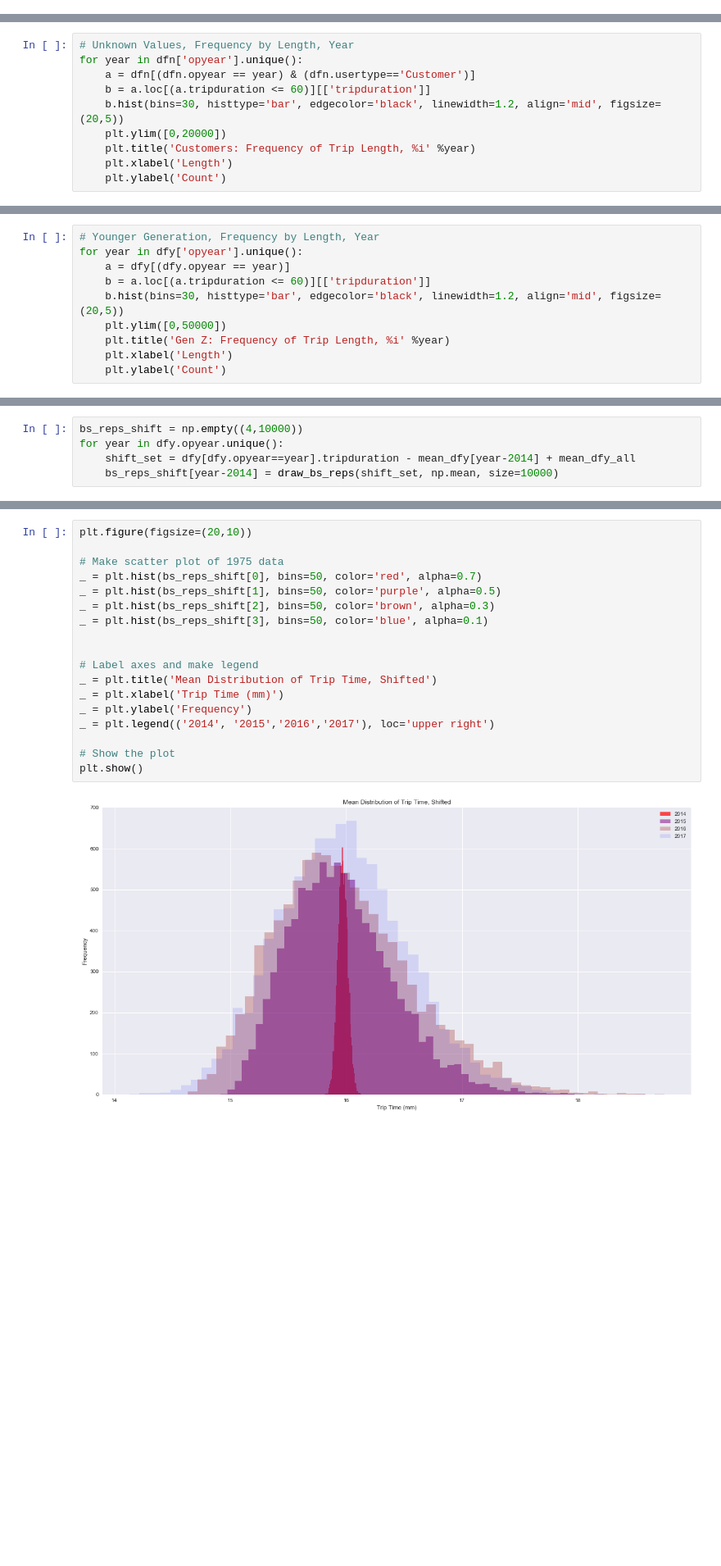
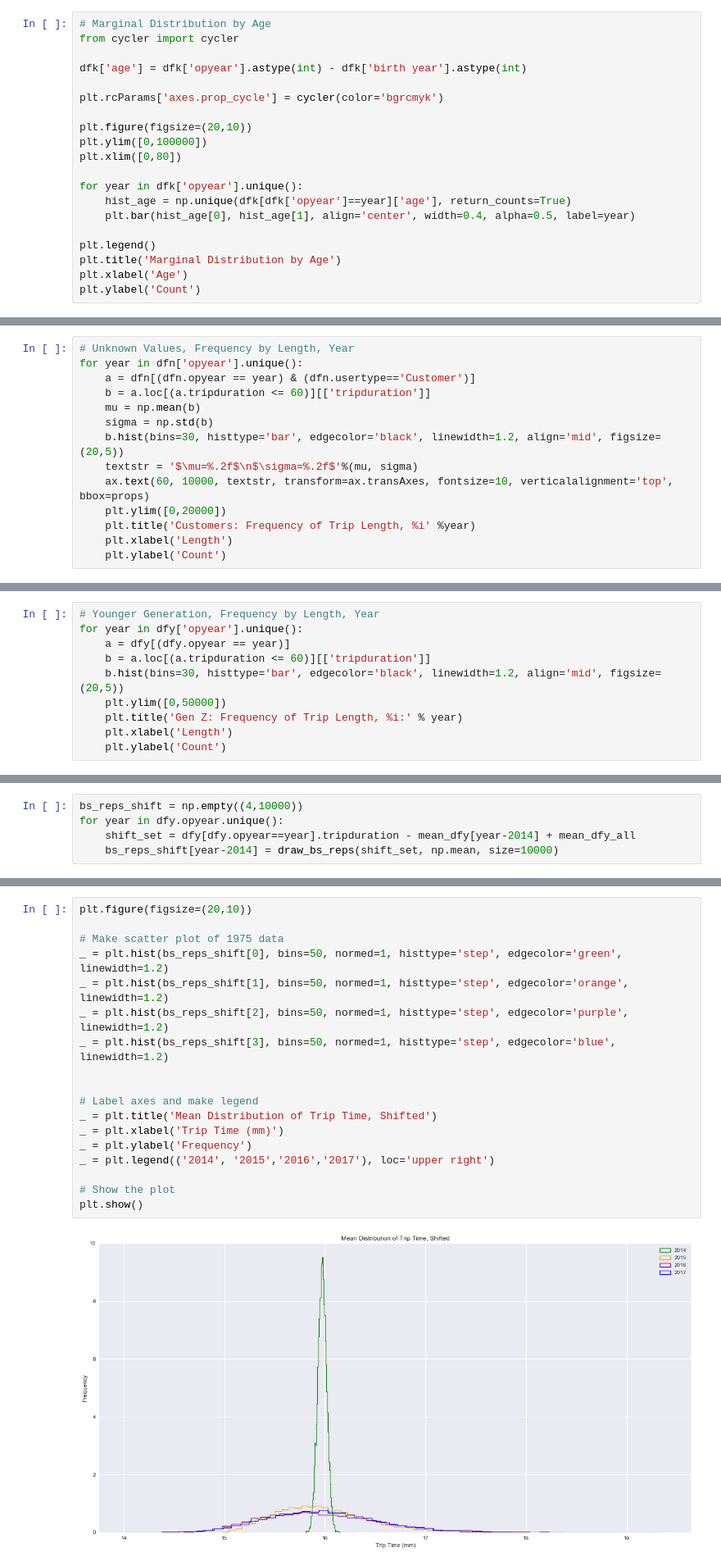
Before and after one commit to advanit/sb-capstone1, a Jupyter notebook: final_code.ipynb, the cells around one changed output, grey strips where cells are left out. Shown: that part at 82% size. Drawn from its saved outputs; the diff is of its cells as text; blank space fills up the shorter version.

Commit message:
updated one request
make line plot in final graph for clarity

```diff
--- a/final_code.ipynb
+++ b/final_code.ipynb
@@ -159,3 +160,23 @@ See the caveats in the documentation: http://pandas.pydata.org/pandas-docs/stabl
+# %%
+# Marginal Distribution by Age
+from cycler import cycler
+
+dfk['age'] = dfk['opyear'].astype(int) - dfk['birth year'].astype(int)
+
+plt.rcParams['axes.prop_cycle'] = cycler(color='bgrcmyk')
+
+plt.figure(figsize=(20,10))
+plt.ylim([0,100000])
+plt.xlim([0,80])
+
+for year in dfk['opyear'].unique():
+    hist_age = np.unique(dfk[dfk['opyear']==year]['age'], return_counts=True)
+    plt.bar(hist_age[0], hist_age[1], align='center', width=0.4, alpha=0.5, label=year)
+
+plt.legend()
+plt.title('Marginal Distribution by Age')
+plt.xlabel('Age')
+plt.ylabel('Count')
 # %%
 # Frequency by Length, Year
 for year in dfk['opyear'].unique():
@@ -198,7 +219,11 @@ This will follow the previous two trends.
 for year in dfn['opyear'].unique():
     a = dfn[(dfn.opyear == year) & (dfn.usertype=='Customer')]
     b = a.loc[(a.tripduration <= 60)][['tripduration']]
+    mu = np.mean(b)
+    sigma = np.std(b)
     b.hist(bins=30, histtype='bar', edgecolor='black', linewidth=1.2, align='mid', figsize=(20,5))
+    textstr = '$\mu=%.2f$\n$\sigma=%.2f$'%(mu, sigma)
+    ax.text(60, 10000, textstr, transform=ax.transAxes, fontsize=10, verticalalignment='top', bbox=props)
     plt.ylim([0,20000])
     plt.title('Customers: Frequency of Trip Length, %i' %year)
     plt.xlabel('Length')
@@ -260,7 +285,7 @@ for year in dfy['opyear'].unique():
     b = a.loc[(a.tripduration <= 60)][['tripduration']]
     b.hist(bins=30, histtype='bar', edgecolor='black', linewidth=1.2, align='mid', figsize=(20,5))
     plt.ylim([0,50000])
-    plt.title('Gen Z: Frequency of Trip Length, %i' %year)
+    plt.title('Gen Z: Frequency of Trip Length, %i:' % year)
     plt.xlabel('Length')
     plt.ylabel('Count')
 # %% [output]
@@ -628,23 +654,23 @@ print('95% confidence interval 2016 vs 2017 =', conf_int, 'min \n')
 # %%
 plt.figure(figsize=(20,10))
 
 # Make scatter plot of 1975 data
-_ = plt.hist(bs_reps_shift[0], bins=50, color='red', alpha=0.7)
-_ = plt.hist(bs_reps_shift[1], bins=50, color='purple', alpha=0.5)
-_ = plt.hist(bs_reps_shift[2], bins=50, color='brown', alpha=0.3)
-_ = plt.hist(bs_reps_shift[3], bins=50, color='blue', alpha=0.1)
+_ = plt.hist(bs_reps_shift[0], bins=50, normed=1, histtype='step', edgecolor='green', linewidth=1.2)
+_ = plt.hist(bs_reps_shift[1], bins=50, normed=1, histtype='step', edgecolor='orange', linewidth=1.2)
+_ = plt.hist(bs_reps_shift[2], bins=50, normed=1, histtype='step', edgecolor='purple', linewidth=1.2)
+_ = plt.hist(bs_reps_shift[3], bins=50, normed=1, histtype='step', edgecolor='blue', linewidth=1.2)
 
 
 # Label axes and make legend
 _ = plt.title('Mean Distribution of Trip Time, Shifted')
 _ = plt.xlabel('Trip Time (mm)')
 _ = plt.ylabel('Frequency')
 _ = plt.legend(('2014', '2015','2016','2017'), loc='upper right')
 
 # Show the plot
 plt.show()
 # %% [output]
-[figure, old version]
+[figure, new version]
 # %% [markdown]
 ### investigate
 What is the probability that Gen Z is going on trip lengths more than 45 minutes?  What does the histogram show of those that have more than 45 minutes?
```
Also changed, not shown: parts of 10 cells of this notebook.
